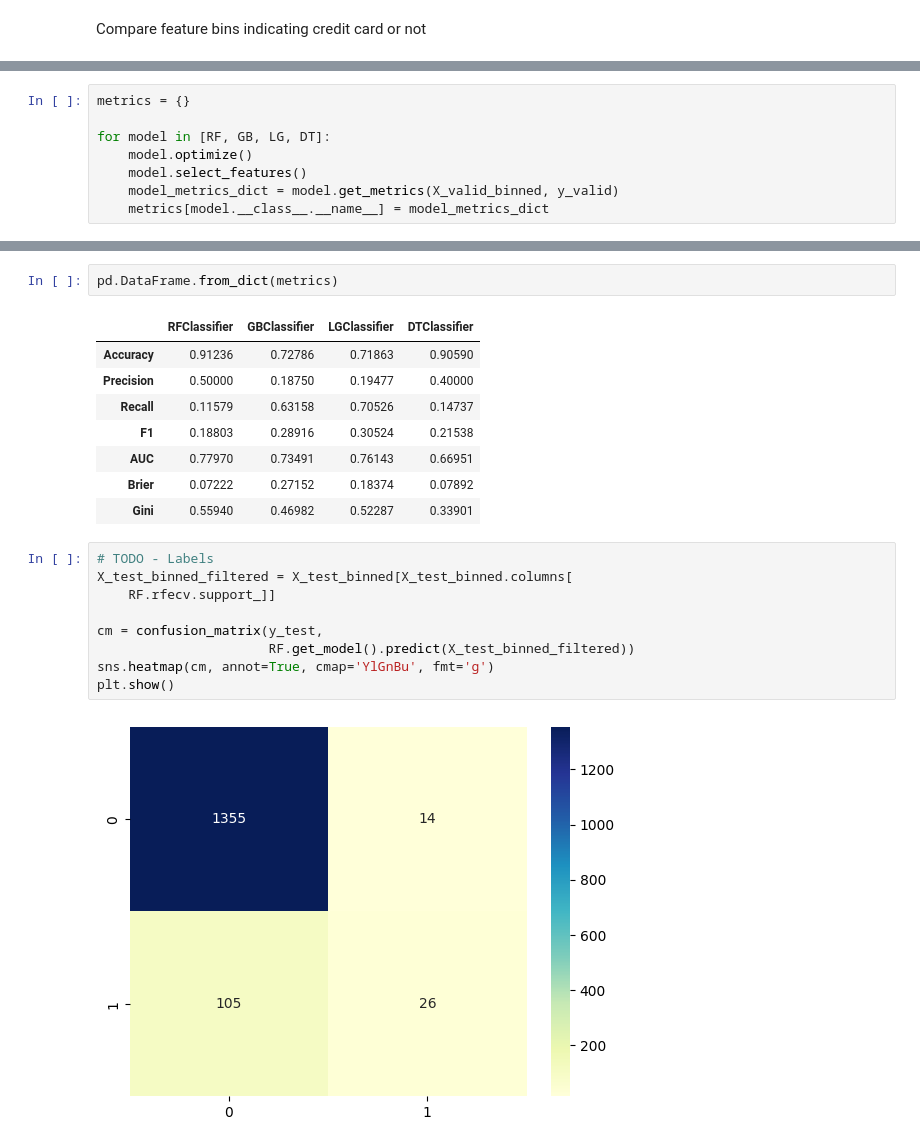
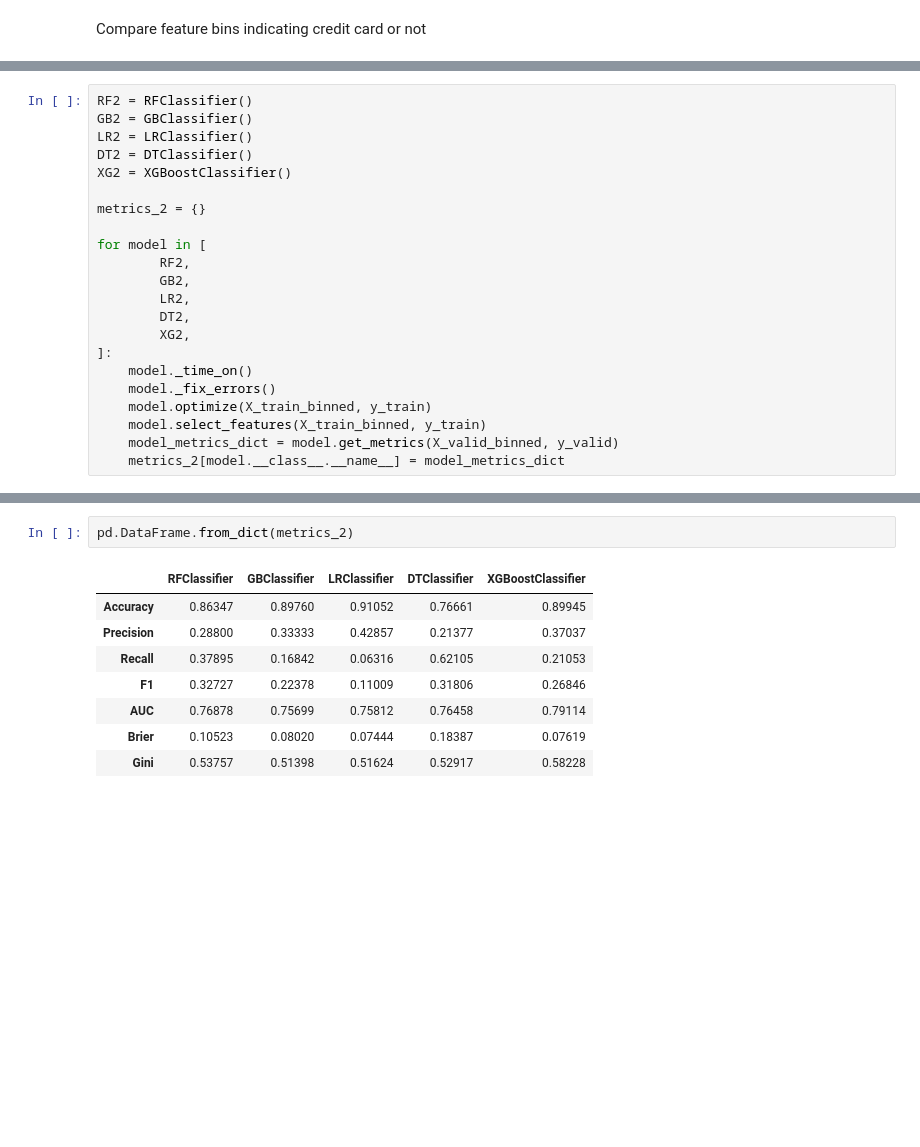
Before and after one commit to bihd00/4IZ480-project, a Jupyter notebook: src/main.ipynb, the cells around one changed output, grey strips where cells are left out. Cells and saved outputs as stored; diff of their text form; blank space fills up the shorter version.

Commit message:
better xgb-binned model

```diff
--- a/src/main.ipynb
+++ b/src/main.ipynb
@@ -715,8 +712,22 @@ DT = DTClassifier(X_train_binned, y_train)
 # %%
-metrics = {}
+RF2 = RFClassifier()
+GB2 = GBClassifier()
+LR2 = LRClassifier()
+DT2 = DTClassifier()
+XG2 = XGBoostClassifier()
 
-for model in [RF, GB, LG, DT]:
-    model.optimize()
-    model.select_features()
+metrics_2 = {}
+
+for model in [
+        RF2,
+        GB2,
+        LR2,
+        DT2,
+        XG2,
+]:
+    model._time_on()
+    model._fix_errors()
+    model.optimize(X_train_binned, y_train)
+    model.select_features(X_train_binned, y_train)
     model_metrics_dict = model.get_metrics(X_valid_binned, y_valid)
-    metrics[model.__class__.__name__] = model_metrics_dict
+    metrics_2[model.__class__.__name__] = model_metrics_dict
@@ -723,22 +752,11 @@ for model in [RF, GB, LG, DT]:
 # %%
-pd.DataFrame.from_dict(metrics)
+pd.DataFrame.from_dict(metrics_2)
 # %% [output]
-|  | RFClassifier | GBClassifier | LGClassifier | DTClassifier |
-| Accuracy | 0.91236 | 0.72786 | 0.71863 | 0.90590 |
-| Precision | 0.50000 | 0.18750 | 0.19477 | 0.40000 |
-| Recall | 0.11579 | 0.63158 | 0.70526 | 0.14737 |
-| F1 | 0.18803 | 0.28916 | 0.30524 | 0.21538 |
-| AUC | 0.77970 | 0.73491 | 0.76143 | 0.66951 |
-| Brier | 0.07222 | 0.27152 | 0.18374 | 0.07892 |
-| Gini | 0.55940 | 0.46982 | 0.52287 | 0.33901 |
+|  | RFClassifier | GBClassifier | LRClassifier | DTClassifier | XGBoostClassifier |
+| Accuracy | 0.86347 | 0.89760 | 0.91052 | 0.76661 | 0.89945 |
+| Precision | 0.28800 | 0.33333 | 0.42857 | 0.21377 | 0.37037 |
+| Recall | 0.37895 | 0.16842 | 0.06316 | 0.62105 | 0.21053 |
+| F1 | 0.32727 | 0.22378 | 0.11009 | 0.31806 | 0.26846 |
+| AUC | 0.76878 | 0.75699 | 0.75812 | 0.76458 | 0.79114 |
+| Brier | 0.10523 | 0.08020 | 0.07444 | 0.18387 | 0.07619 |
+| Gini | 0.53757 | 0.51398 | 0.51624 | 0.52917 | 0.58228 |
-# %%
-# TODO - Labels
-X_test_binned_filtered = X_test_binned[X_test_binned.columns[
-    RF.rfecv.support_]]
-
-cm = confusion_matrix(y_test,
-                      RF.get_model().predict(X_test_binned_filtered))
-sns.heatmap(cm, annot=True, cmap='YlGnBu', fmt='g')
-plt.show()
-# %% [output]
-[figure, removed]
```
Also changed, not shown: parts of 40 cells of this notebook, 3 other files.
